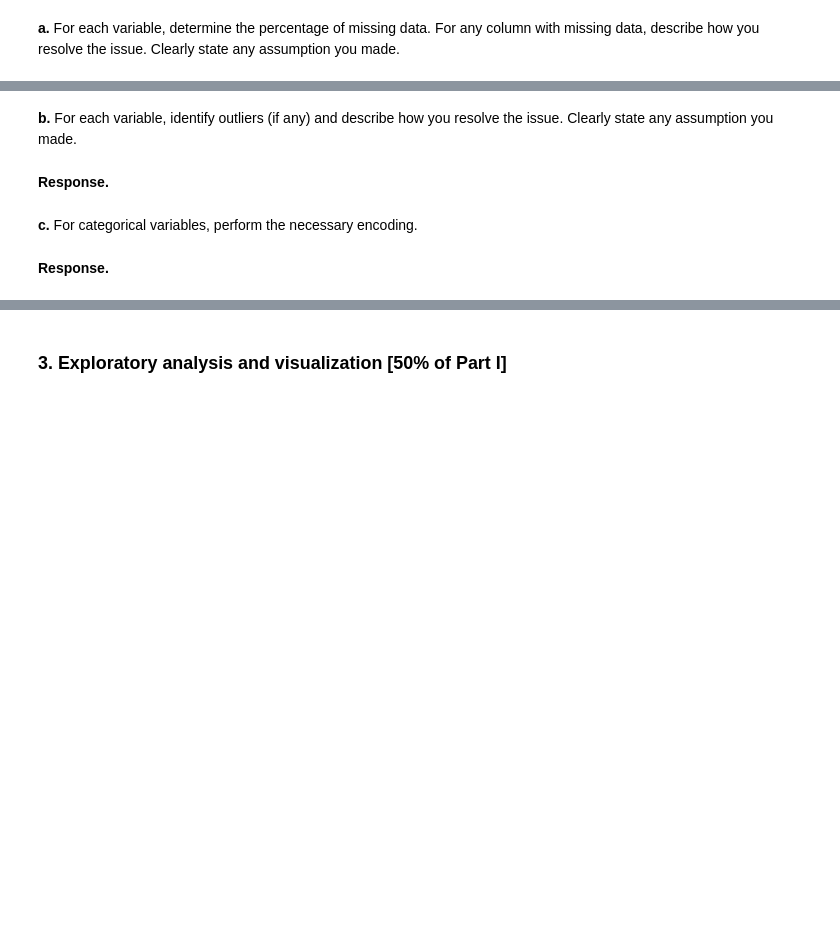
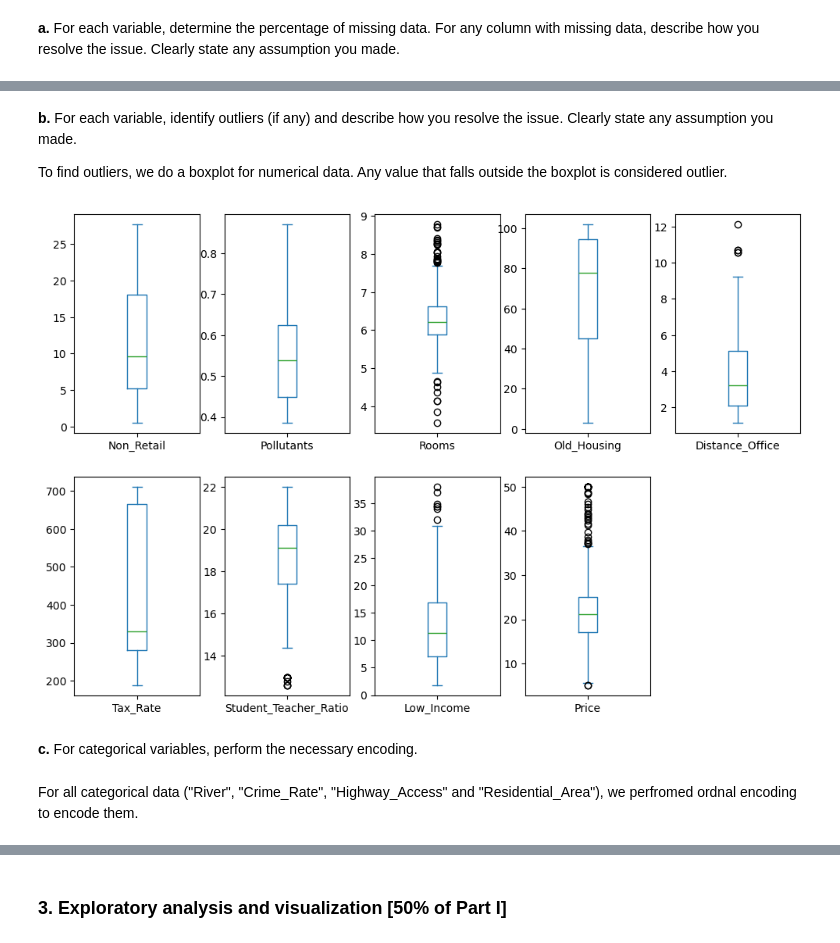
Before and after one commit to miniminhanh/CS105-project, a Jupyter notebook: CS105 Project Submission (Final) 2026.ipynb, the cells around one changed output, grey strips where cells are left out. Saved outputs shown, nothing was run; the diff lists cells and outputs as text; code cells hidden in the pictures; blank space fills up the shorter version.

```diff
--- a/CS105 Project Submission (Final) 2026.ipynb
+++ b/CS105 Project Submission (Final) 2026.ipynb
@@ -43,0 +42,10 @@ Include both Part I and Part II to produce a self-contained notebook. You may fi
+# %%
+import numpy as np
+import pandas as pd
+import matplotlib.pyplot as plt
+
+# load dataframe
+df = pd.read_csv('housing.csv')
+n_rows, n_cols = df.shape
+print(f"Number of rows is {n_rows}.")
+print(f"Number of columns is {n_cols}.")
@@ -53,0 +137,3 @@ Include both Part I and Part II to produce a self-contained notebook. You may fi
+# %%
+crime_rate_mode = df.Crime_Rate.mode()[0]
+df.Crime_Rate.value_counts()
@@ -53,0 +148,3 @@ Include both Part I and Part II to produce a self-contained notebook. You may fi
+# %%
+df['Crime_Rate'] = df['Crime_Rate'].fillna(crime_rate_mode)
+df.count()
@@ -53,0 +169,4 @@ Include both Part I and Part II to produce a self-contained notebook. You may fi
+# %%
+# drop low income household
+df.dropna(inplace=True)
+df.count()
@@ -54,8 +189,15 @@ Include both Part I and Part II to produce a self-contained notebook. You may fi
 # %% [markdown]
 **b.** For each variable, identify outliers (if any) and describe how you resolve the issue. Clearly state any assumption you made.
+
+To find outliers, we do a boxplot for numerical data. Any value that falls outside the boxplot is considered outlier.
-# %% [markdown]
-**Response.**
+# %%
+
+df_numerics = df[["Non_Retail","Pollutants","Rooms","Old_Housing","Distance_Office","Tax_Rate","Student_Teacher_Ratio", "Low_Income", "Price"]]
+df_numerics.plot(kind='box',  subplots=True, layout=(2, 5), figsize=(12, 8))
+plt.show()
+# %% [output]
+[figure, added]
 # %% [markdown]
 **c.** For categorical variables, perform the necessary encoding.
-# %% [markdown]
-**Response.**
+# %% [markdown]
+For all categorical data ("River", "Crime_Rate", "Highway_Access" and "Residential_Area"), we perfromed ordnal encoding to encode them.
```
Also changed, not shown: parts of 60 cells of this notebook.
